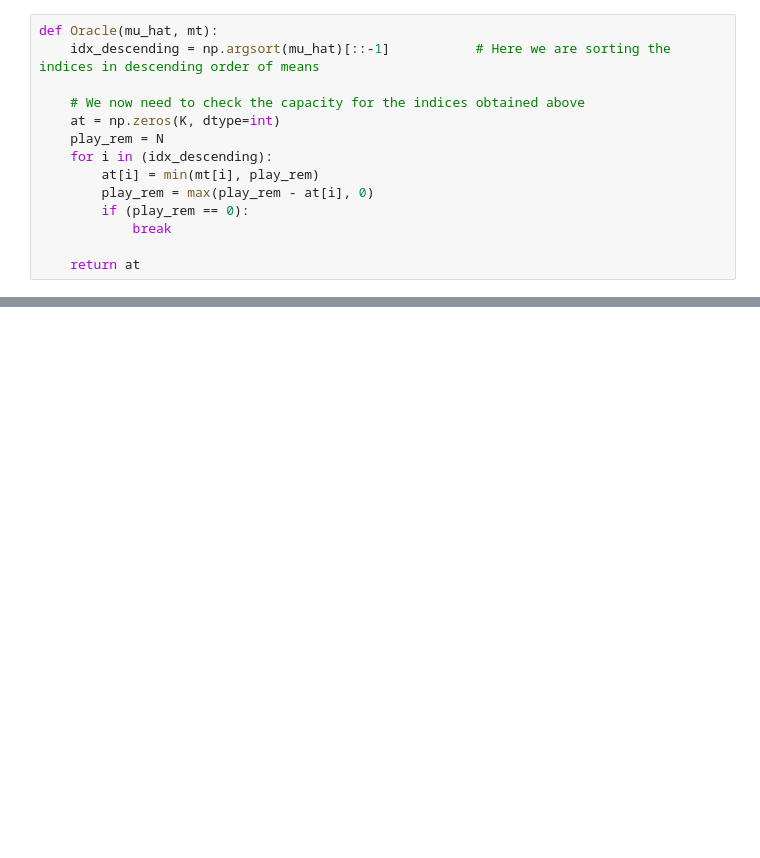
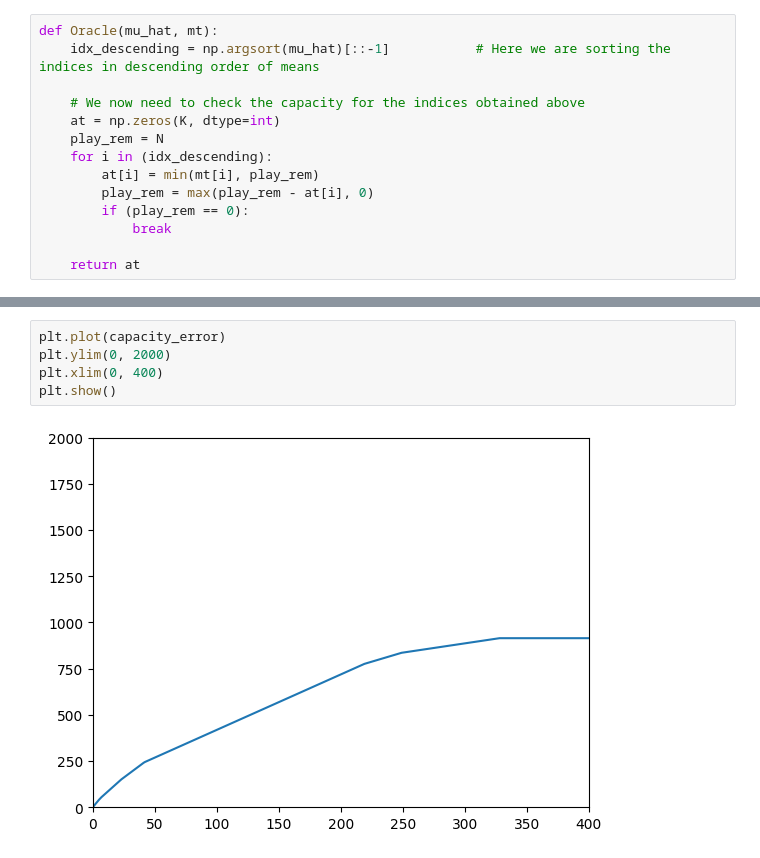
Before and after one commit to sakshiheda/EE6106-Project, a Jupyter notebook: OrchestrativeExplorationAlgorithm.ipynb, the cells around one changed output, grey strips where cells are left out. Drawn from its saved outputs; the diff is of its cells as text; blank space fills up the shorter version.

```diff
--- a/OrchestrativeExplorationAlgorithm.ipynb
+++ b/OrchestrativeExplorationAlgorithm.ipynb
@@ -93,0 +207,7 @@ if __name__=="__main__":
+# %%
+plt.plot(capacity_error)
+plt.ylim(0, 2000)
+plt.xlim(0, 400)
+plt.show()
+# %% [output]
+[figure, added]
```
Also changed, not shown: parts of 13 cells of this notebook.
